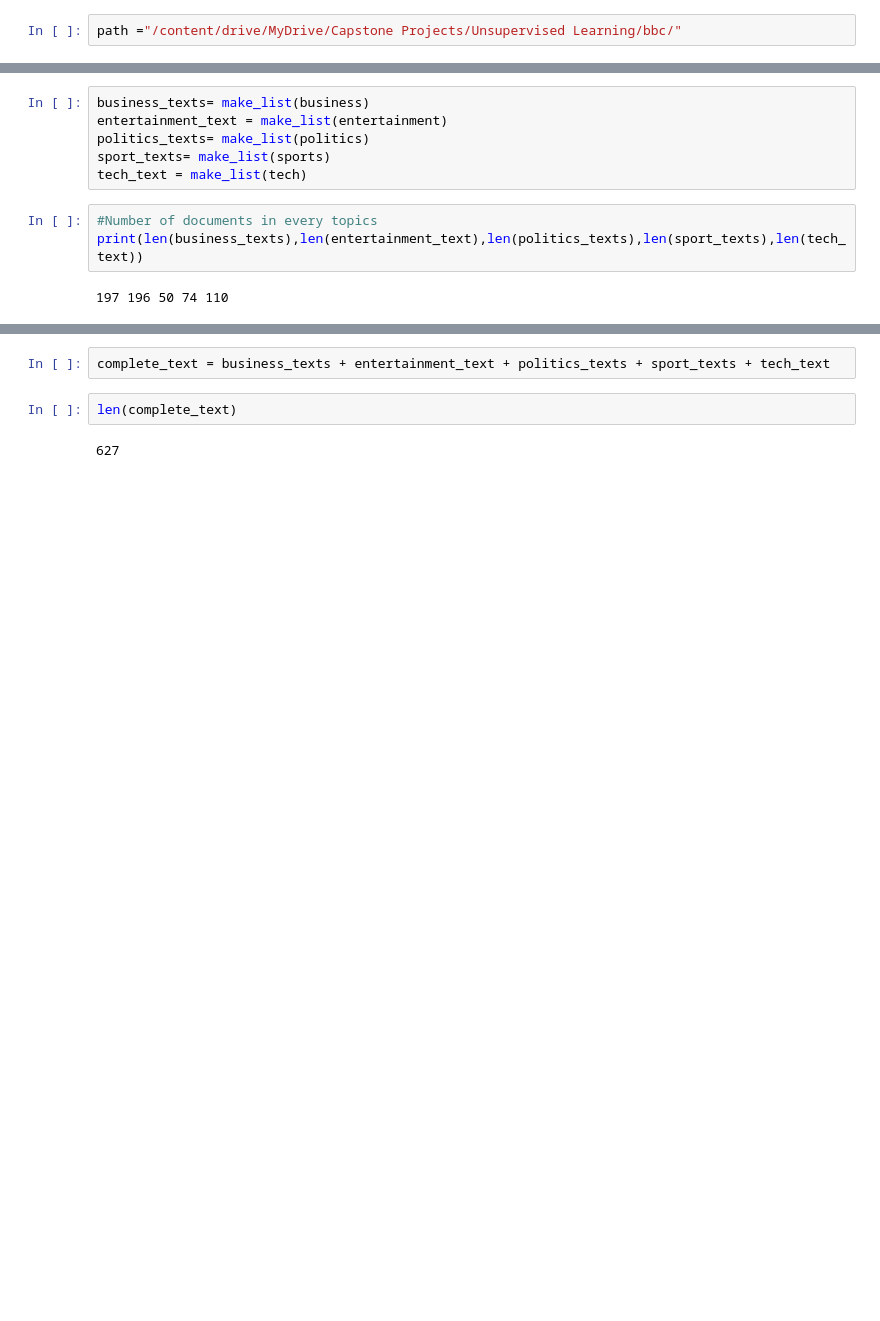
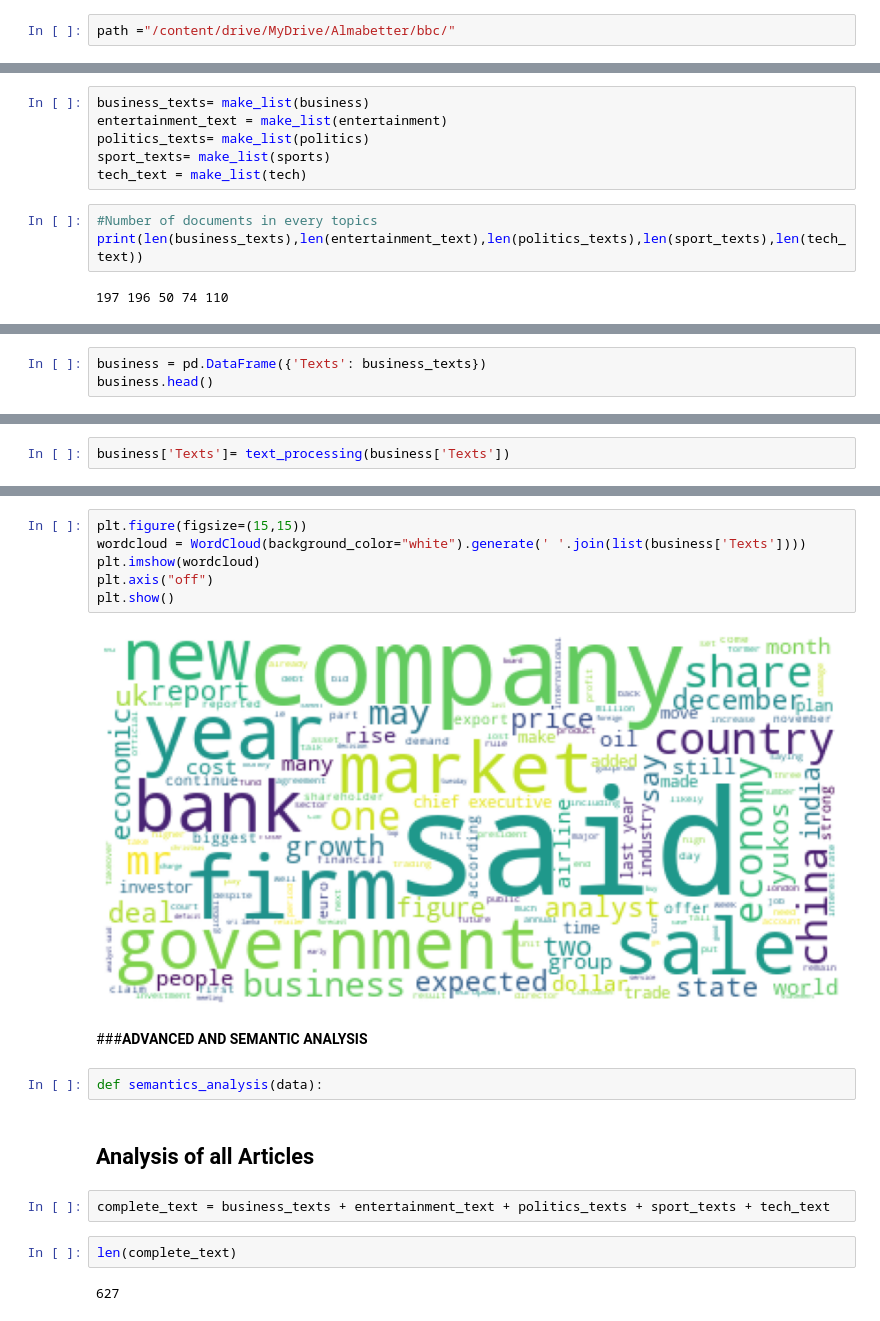
Before and after one commit to Rahul711sharma/News-Topic-Modeling-NLP, a Jupyter notebook: Topic_Modeling.ipynb, the cells around one changed output, grey strips where cells are left out. Drawn from its saved outputs; the diff is of its cells as text; blank space fills up the shorter version.

```diff
--- a/Topic_Modeling.ipynb
+++ b/Topic_Modeling.ipynb
@@ -53,7 +54,7 @@ Drive already mounted at /content/drive; to attempt to forcibly remount, call dr
 # %% [markdown]
 ## **Import Data**
 # %%
-path ="/content/drive/MyDrive/Capstone Projects/Unsupervised Learning/bbc/"
+path ="/content/drive/MyDrive/Almabetter/bbc/"
 # %%
 #Importing text file paths
 business = glob.glob(path+'/business/*')
@@ -93,0 +162,3 @@ print(len(business_texts),len(entertainment_text),len(politics_texts),len(sport_
+# %%
+business = pd.DataFrame({'Texts': business_texts})
+business.head()
@@ -93,0 +192,2 @@ print(len(business_texts),len(entertainment_text),len(politics_texts),len(sport_
+# %%
+business['Texts']= text_processing(business['Texts'])
@@ -94,3 +284,17 @@ print(len(business_texts),len(entertainment_text),len(politics_texts),len(sport_
+# %%
+plt.figure(figsize=(15,15))
+wordcloud = WordCloud(background_color="white").generate(' '.join(list(business['Texts'])))
+plt.imshow(wordcloud)
+plt.axis("off")
+plt.show()
+# %% [output]
+[figure, added]
+# %% [markdown]
+###**ADVANCED AND SEMANTIC ANALYSIS**
+# %%
+def semantics_analysis(data):
+# %% [markdown]
+## **Analysis of all Articles**
 # %%
 complete_text = business_texts + entertainment_text + politics_texts + sport_texts + tech_text
 # %%
```
Also changed, not shown: parts of 35 cells of this notebook.
